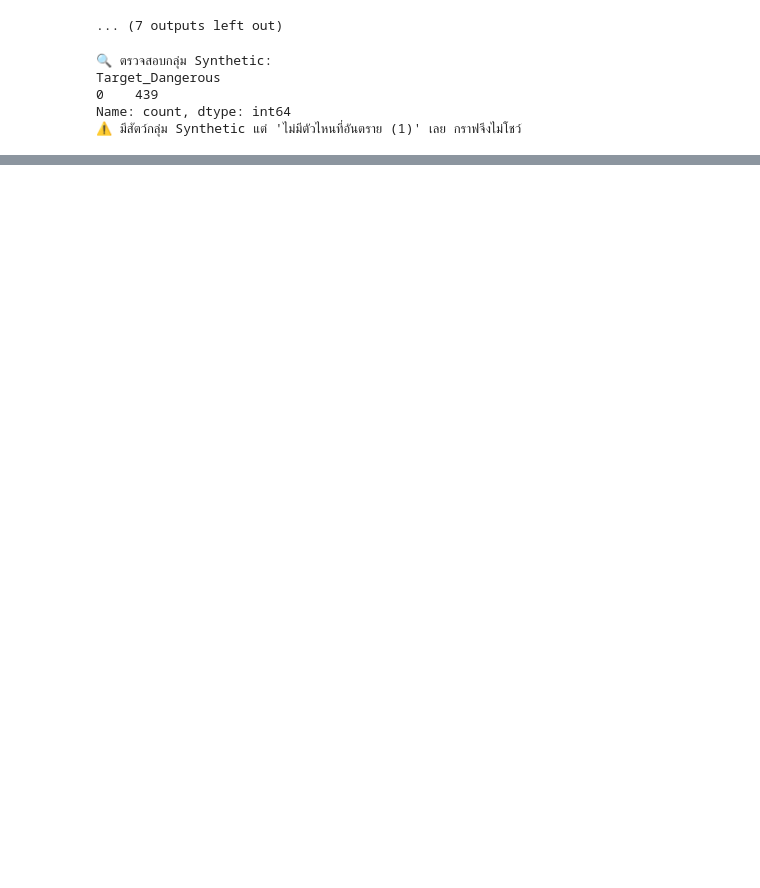
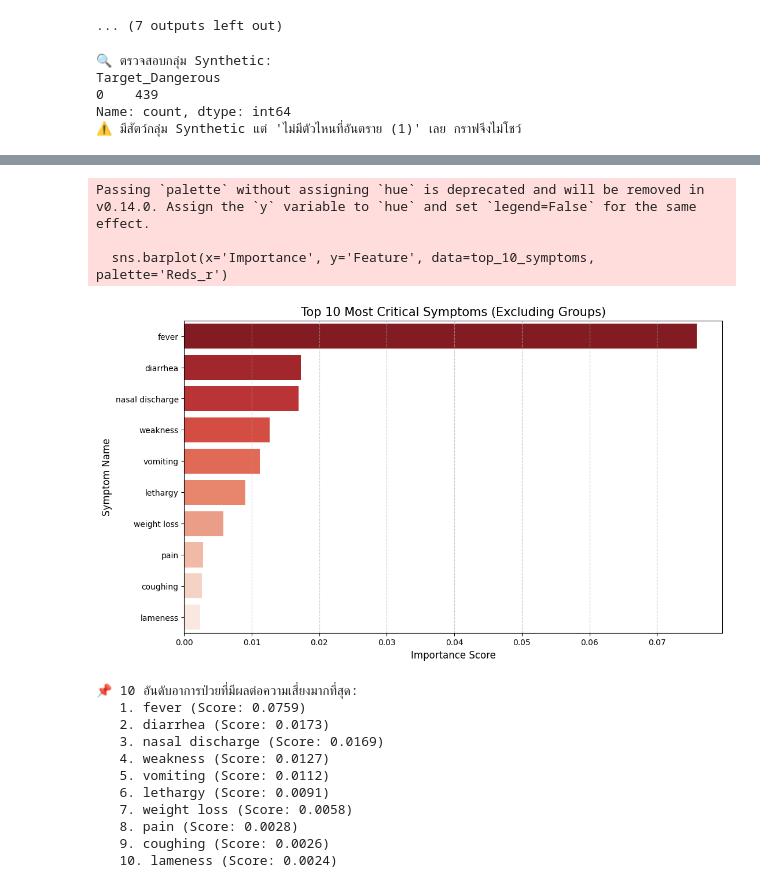
Before and after one commit to Nuttph/datamining-model, a Jupyter notebook: training_ramdomforest.ipynb, the cells around one changed output, grey strips where cells are left out. Saved outputs shown, nothing was run; the diff lists cells and outputs as text; code cells hidden in the pictures; blank space fills up the shorter version.

```diff
--- a/training_ramdomforest.ipynb
+++ b/training_ramdomforest.ipynb
@@ -415,0 +428,44 @@ else:
+# %%
+# --- ส่วนที่เพิ่ม: วิเคราะห์ 10 อันดับอาการป่วยที่สำคัญที่สุด (ไม่รวมกลุ่มสัตว์) ---
+
+# 1. สร้าง DataFrame แสดงความสำคัญของคุณลักษณะทั้งหมด
+all_importances = pd.DataFrame({
+    'Feature': X.columns,
+    'Importance': model.feature_importances_
+})
+
+# 2. กรองเอาเฉพาะ "อาการป่วย" (คอลัมน์ที่ไม่ขึ้นต้นด้วย 'Group_')
+symptom_importance = all_importances[~all_importances['Feature'].str.startswith('Group_')]
+
+# 3. เรียงลำดับจากมากไปน้อย และเลือก 10 อันดับแรก
+top_10_symptoms = symptom_importance.sort_values(by='Importance', ascending=False).head(10)
+
+# 4. แสดงผลเป็นกราฟแท่ง
+plt.figure(figsize=(12, 7))
+sns.barplot(x='Importance', y='Feature', data=top_10_symptoms, palette='Reds_r')
+plt.title('Top 10 Most Critical Symptoms (Excluding Groups)', fontsize=15)
+plt.xlabel('Importance Score', fontsize=12)
+plt.ylabel('Symptom Name', fontsize=12)
+plt.grid(axis='x', linestyle='--', alpha=0.7)
+plt.show()
+
+# 5. พิมพ์รายชื่อออกมาเป็นข้อความ (สำหรับนำไปใส่ในรายงาน)
+print("📌 10 อันดับอาการป่วยที่มีผลต่อความเสี่ยงมากที่สุด:")
+for i, (idx, row) in enumerate(top_10_symptoms.iterrows(), 1):
+    print(f"   {i}. {row['Feature']} (Score: {row['Importance']:.4f})")
+# %% [output]
+Passing `palette` without assigning `hue` is deprecated and will be removed in v0.14.0. Assign the `y` variable to `hue` and set `legend=False` for the same effect.
+
+  sns.barplot(x='Importance', y='Feature', data=top_10_symptoms, palette='Reds_r')
+[figure, added]
+📌 10 อันดับอาการป่วยที่มีผลต่อความเสี่ยงมากที่สุด:
+   1. fever (Score: 0.0759)
+   2. diarrhea (Score: 0.0173)
+   3. nasal discharge (Score: 0.0169)
+   4. weakness (Score: 0.0127)
+   5. vomiting (Score: 0.0112)
+   6. lethargy (Score: 0.0091)
+   7. weight loss (Score: 0.0058)
+   8. pain (Score: 0.0028)
+   9. coughing (Score: 0.0026)
+   10. lameness (Score: 0.0024)
```
Also changed, not shown: parts of 10 cells of this notebook, 5 other files.
